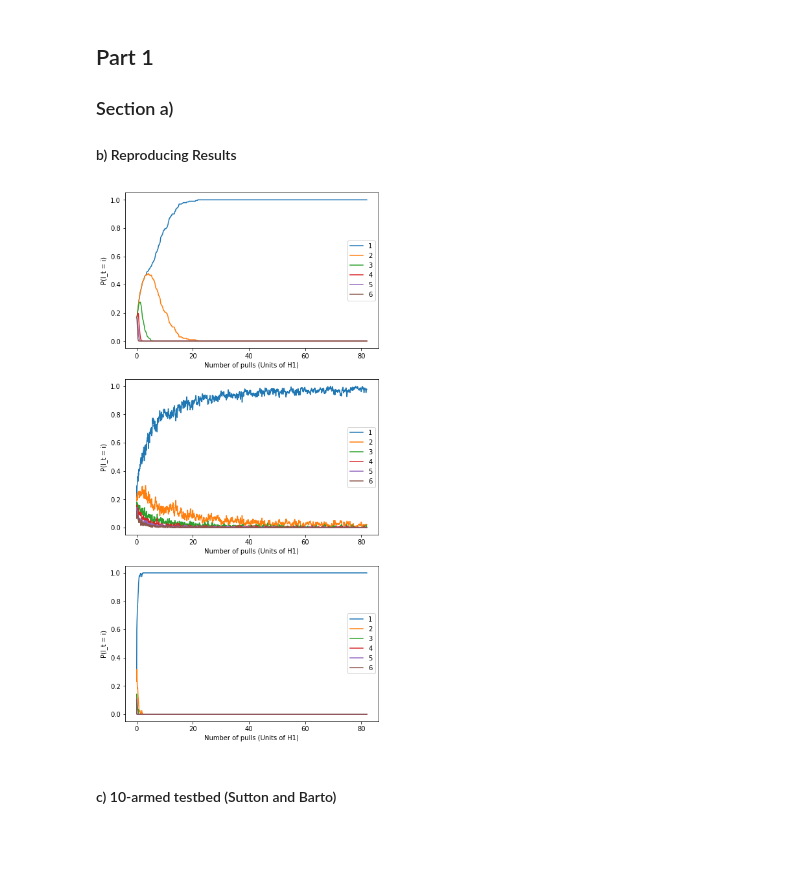
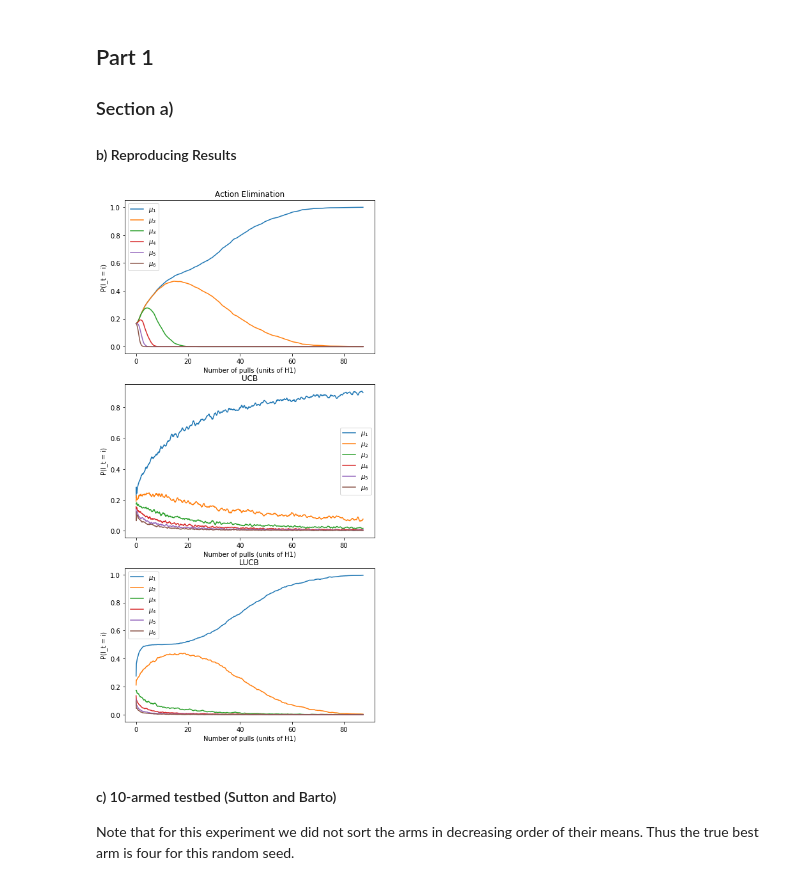
Before and after one commit to jdavid04/Reinforcement-Learning-Mcgill-Assignment-1, a Jupyter notebook: Assignment 1 - Part 1.ipynb, the cells around one changed output. Cells and saved outputs as stored; diff of their text form; code cells hidden in the pictures; blank space fills up the shorter version.

Commit message:
Complete code + figures rescales + fixed lucb

```diff
--- a/Assignment 1 - Part 1.ipynb
+++ b/Assignment 1 - Part 1.ipynb
@@ -20,19 +17,22 @@ means = [1,4/5,3/5,2/5,1/5,0]
 deviations = [np.sqrt(1/4)]*6
 h1 = compute_h1(means=means)
 
-table_ae = get_avg_probabilities(action_elimination,means,deviations,n_runs=100, n_steps = 3000)
-table_ucb = get_avg_probabilities(ucb,means,deviations,n_runs=100, n_steps = 3000)
-table_lucb = get_avg_probabilities(lucb,means,deviations,n_runs=100, n_steps = 3000)
+table_ae = get_avg_probabilities(action_elimination,means,deviations,n_runs=1000, n_steps = 800)
+table_ucb = get_avg_probabilities(ucb,means,deviations,n_runs=1000, n_steps = 800)
+table_lucb = get_avg_probabilities(lucb,means,deviations,n_runs=1000, n_steps = 800)
 # %%
-fig, ax = plt.subplots(3,1, figsize=(7,15))
+fig1, ax1 = plt.subplots(3,1, figsize=(7,15))
 
-plot_table(ax[0],table_ae,6, h1=h1)
-plot_table(ax[1],table_ucb,6,h1=h1)
-plot_table(ax[2],table_lucb,6,h1=h1)
+plot_table(ax1[0],table_ae,6, h1=h1/4, title='Action Elimination')
+plot_table(ax1[1],table_ucb,6,h1=h1/4, title='UCB')
+plot_table(ax1[2],table_lucb,6,h1=h1/4, title='LUCB')
+fig1.savefig('Figures/reproduced_results.png')
 # %% [output]
-[figure, old version]
+[figure, new version]
-# %% [markdown]
-#### c) 10-armed testbed (Sutton and Barto)
+# %% [markdown]
+#### c) 10-armed testbed (Sutton and Barto)
+
+Note that for this experiment we did not sort the arms in decreasing order of their means. Thus the true best arm is four for this random seed.
 # %%
 np.random.seed(0)
 means = np.random.normal(size = 10)
```
Also changed, not shown: parts of 3 cells of this notebook, 4 other files.
